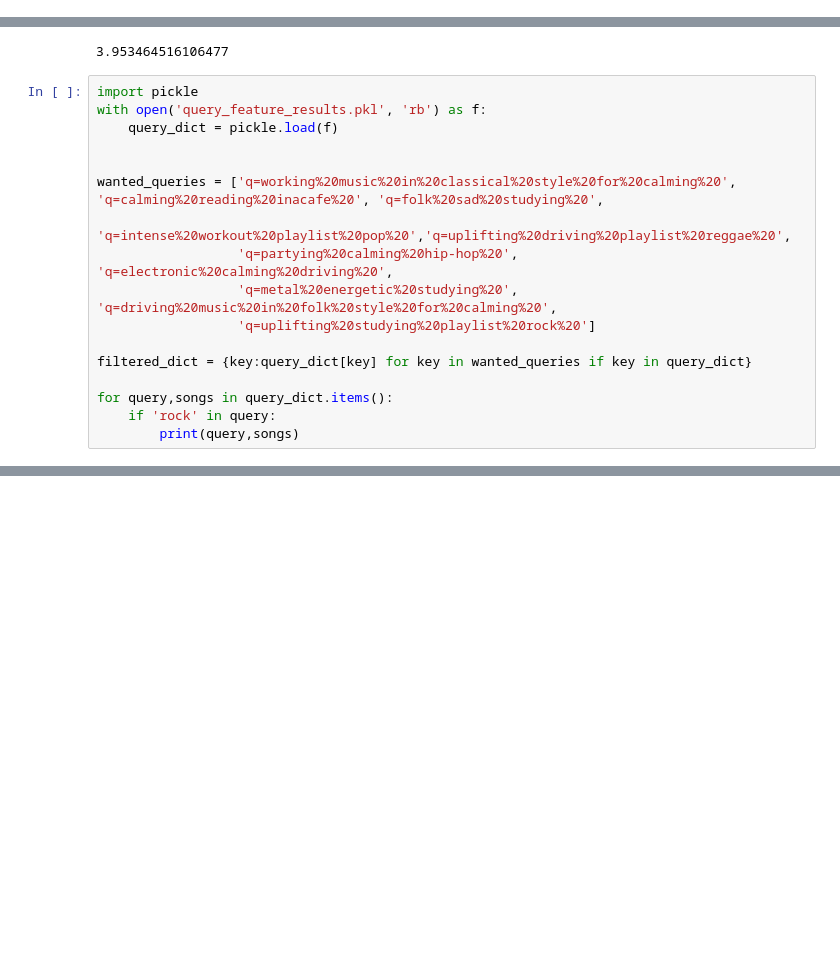
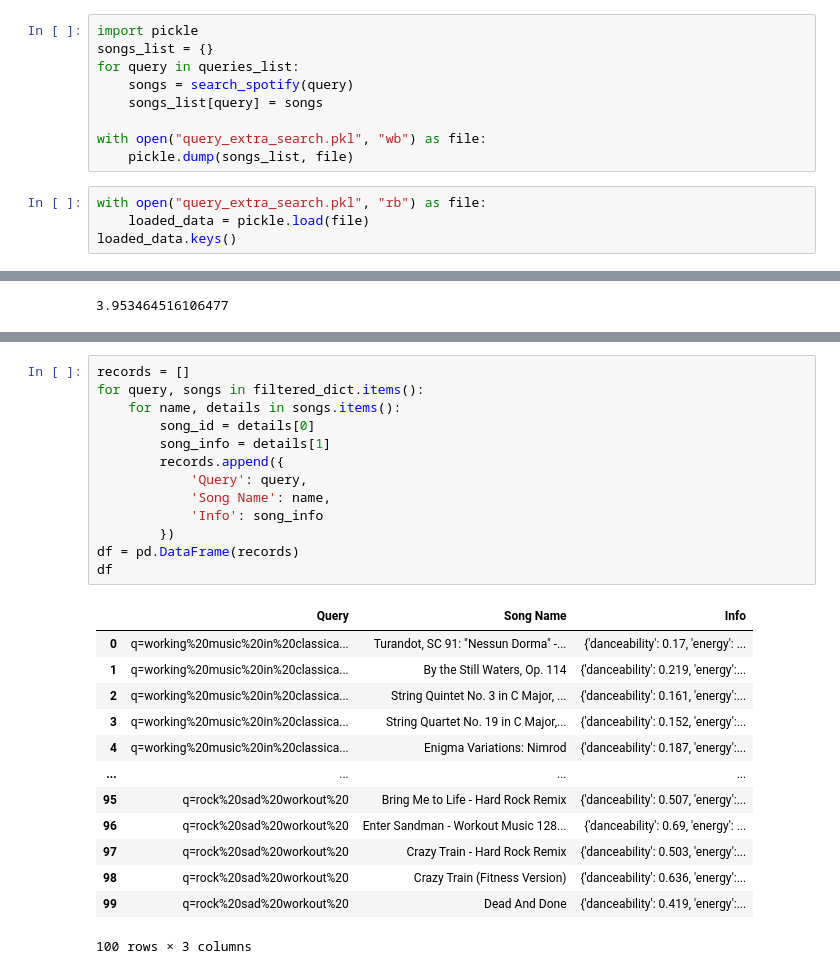
Before and after one commit to prasad1026ma/IS4200-Final-Project, a Jupyter notebook: data-collection.ipynb, the cells around one changed output, grey strips where cells are left out. Saved outputs shown, nothing was run; the diff lists cells and outputs as text; blank space fills up the shorter version.

Commit message:
Added songs

```diff
--- a/data-collection.ipynb
+++ b/data-collection.ipynb
@@ -140,0 +149,13 @@ Error retrieving audio features for song ID 2VOIhAAQ1l03SZaWCpqAuq: 403
+# %%
+import pickle
+songs_list = {}
+for query in queries_list:
+    songs = search_spotify(query)
+    songs_list[query] = songs
+
+with open("query_extra_search.pkl", "wb") as file:
+    pickle.dump(songs_list, file)
+# %%
+with open("query_extra_search.pkl", "rb") as file:
+    loaded_data = pickle.load(file)
+loaded_data.keys()
@@ -562,20 +585,3 @@ dcg_score, ndcg_score = calculate_ndcg(results, k=8)
 dcg_score
 # %% [output]
 3.953464516106477
-# %%
-import pickle
-with open('query_feature_results.pkl', 'rb') as f:
-    query_dict = pickle.load(f)
-
-
-wanted_queries = ['q=working%20music%20in%20classical%20style%20for%20calming%20', 'q=calming%20reading%20inacafe%20', 'q=folk%20sad%20studying%20',
-                  'q=intense%20workout%20playlist%20pop%20','q=uplifting%20driving%20playlist%20reggae%20',
-                  'q=partying%20calming%20hip-hop%20', 'q=electronic%20calming%20driving%20',
-                  'q=metal%20energetic%20studying%20', 'q=driving%20music%20in%20folk%20style%20for%20calming%20',
-                  'q=uplifting%20studying%20playlist%20rock%20']
-
-filtered_dict = {key:query_dict[key] for key in wanted_queries if key in query_dict}
-
-for query,songs in query_dict.items():
-    if 'rock' in query:
-        print(query,songs)
@@ -591,0 +596,27 @@ q=driving%20chill%20rock%20 defaultdict(None, {'Drive All Night (Acoustic Live)'
+# %%
+records = []
+for query, songs in filtered_dict.items():
+    for name, details in songs.items():
+        song_id = details[0]
+        song_info = details[1]
+        records.append({
+            'Query': query,
+            'Song Name': name,
+            'Info': song_info
+        })
+df = pd.DataFrame(records)
+df
+# %% [output]
+|  | Query | Song Name | Info |
+| 0 | q=working%20music%20in%20classica... | Turandot, SC 91: "Nessun Dorma" -... | {'danceability': 0.17, 'energy': ... |
+| 1 | q=working%20music%20in%20classica... | By the Still Waters, Op. 114 | {'danceability': 0.219, 'energy':... |
+| 2 | q=working%20music%20in%20classica... | String Quintet No. 3 in C Major, ... | {'danceability': 0.161, 'energy':... |
+| 3 | q=working%20music%20in%20classica... | String Quartet No. 19 in C Major,... | {'danceability': 0.152, 'energy':... |
+| 4 | q=working%20music%20in%20classica... | Enigma Variations: Nimrod | {'danceability': 0.187, 'energy':... |
+| ... | ... | ... | ... |
+| 95 | q=rock%20sad%20workout%20 | Bring Me to Life - Hard Rock Remix | {'danceability': 0.507, 'energy':... |
+| 96 | q=rock%20sad%20workout%20 | Enter Sandman - Workout Music 128... | {'danceability': 0.69, 'energy': ... |
+| 97 | q=rock%20sad%20workout%20 | Crazy Train - Hard Rock Remix | {'danceability': 0.503, 'energy':... |
+| 98 | q=rock%20sad%20workout%20 | Crazy Train (Fitness Version) | {'danceability': 0.636, 'energy':... |
+| 99 | q=rock%20sad%20workout%20 | Dead And Done | {'danceability': 0.419, 'energy':... |
+100 rows × 3 columns
```
Also changed, not shown: parts of 10 cells of this notebook, 1 other file.
